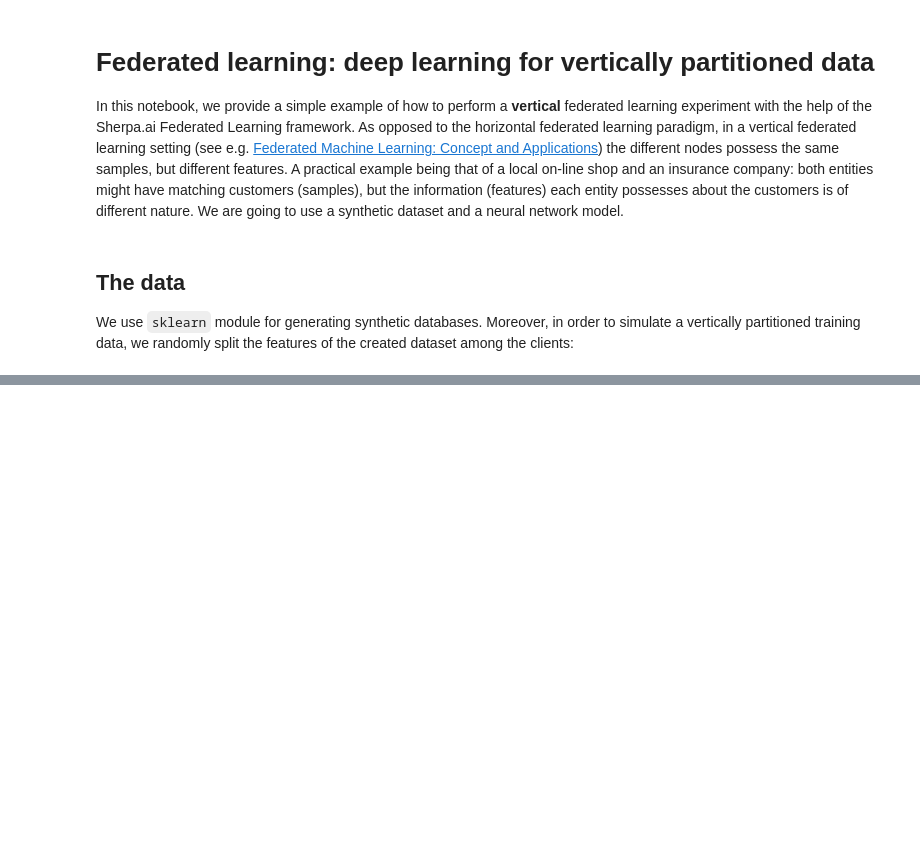
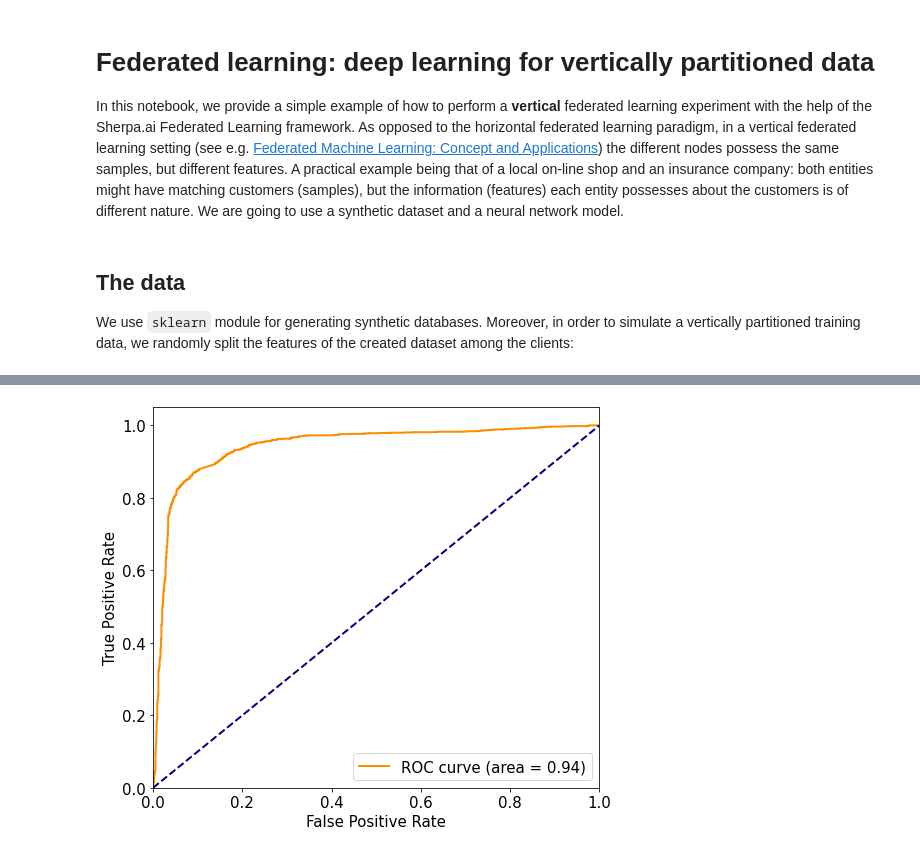
Before and after one commit to zhangzhizheng/Sherpa.ai-Federated-Learning-Framework, a Jupyter notebook: notebooks/federated_learning/federated_learning_vertical_deep_learning.ipynb, the cells around one changed output, grey strips where cells are left out. Cells and saved outputs as stored; diff of their text form; code cells hidden in the pictures; blank space fills up the shorter version.

```diff
--- a/notebooks/federated_learning/federated_learning_vertical_deep_learning.ipynb
+++ b/notebooks/federated_learning/federated_learning_vertical_deep_learning.ipynb
@@ -312,0 +334,10 @@ plot_roc(y_test, y_prediction)
+# %%
+# Non-linear benchmark
+clf_non_linear = MLPClassifier(hidden_layer_sizes=(3,), max_iter=10000,
+                               shuffle=False, random_state=3221)
+clf_non_linear.fit(centralized_train_data, train_labels[0].values)
+
+y_prediction = clf_non_linear.predict_proba(centralized_test_data)[:, 1]
+plot_roc(test_labels[0].values, y_prediction)
+# %% [output]
+[figure, added]
```
Also changed, not shown: parts of 39 cells of this notebook, 6 other files.
